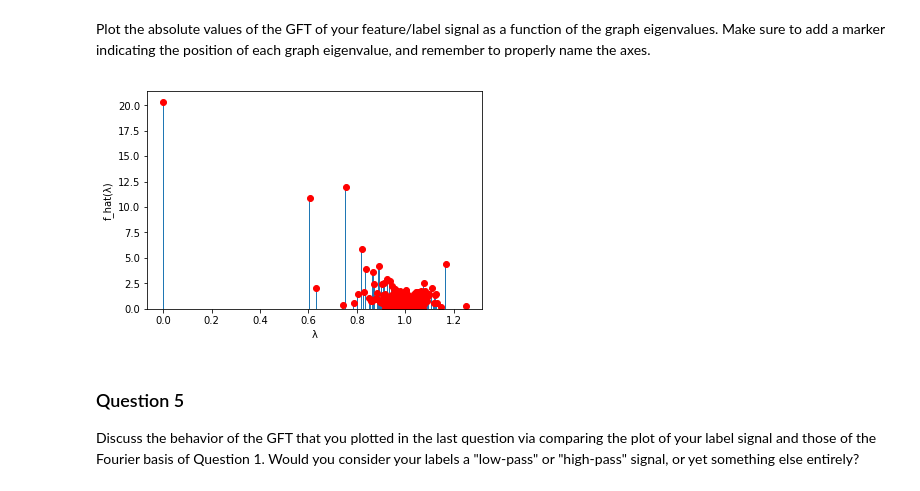
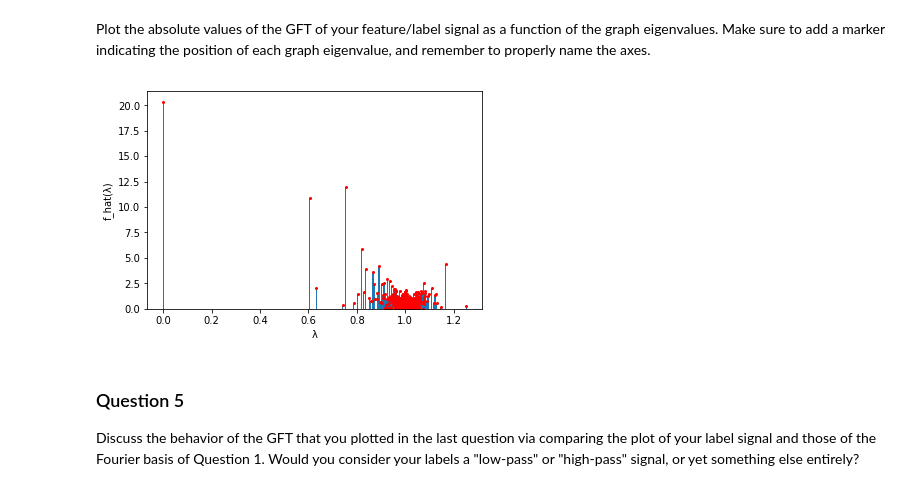
Before and after one commit to coencharles/teamporcinet_M4_v2, a Jupyter notebook: milestones/4_graph_signal_processing.ipynb, the cells around one changed output. Saved outputs shown, nothing was run; the diff lists cells and outputs as text; code cells hidden in the pictures.

```diff
--- a/milestones/4_graph_signal_processing.ipynb
+++ b/milestones/4_graph_signal_processing.ipynb
@@ -191,13 +215,13 @@ Plot the absolute values of the GFT of your feature/label signal as a function o
 # %%
 # Your code here.
 f_hat=GFT(labels)
 plt.bar(e,np.abs(f_hat),width=0.005)
-plt.plot(e,np.abs(f_hat),'ro')
+plt.plot(e,np.abs(f_hat),'ro',ms=2)
 plt.ylabel('f_hat(λ)')
 plt.xlabel('λ')
 plt.show()
 # %% [output]
-[figure, old version]
+[figure, new version]
 # %% [markdown]
 ### Question 5
 
```
Also changed, not shown: parts of 36 cells of this notebook.
